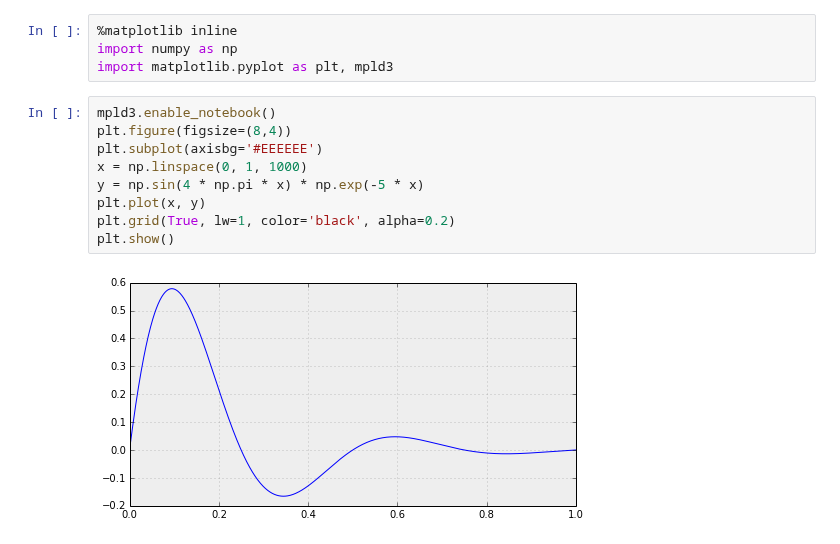
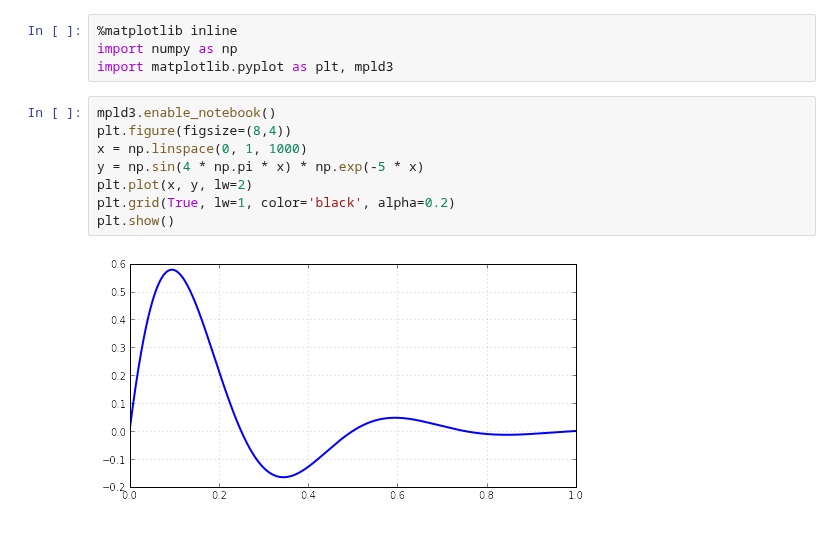
Before and after one commit to nicoguaro/notebooks_examples, a Jupyter notebook: plot_ex.ipynb, the cells around one changed output. Saved outputs shown, nothing was run; the diff lists cells and outputs as text.

```diff
--- a/plot_ex.ipynb
+++ b/plot_ex.ipynb
@@ -5,11 +5,10 @@ import matplotlib.pyplot as plt, mpld3
 # %%
 mpld3.enable_notebook()
 plt.figure(figsize=(8,4))
-plt.subplot(axisbg='#EEEEEE')
 x = np.linspace(0, 1, 1000)
 y = np.sin(4 * np.pi * x) * np.exp(-5 * x)
-plt.plot(x, y)
+plt.plot(x, y, lw=2)
 plt.grid(True, lw=1, color='black', alpha=0.2)
 plt.show()
 # %% [output]
-[figure, old version]
+[figure, new version]
```
